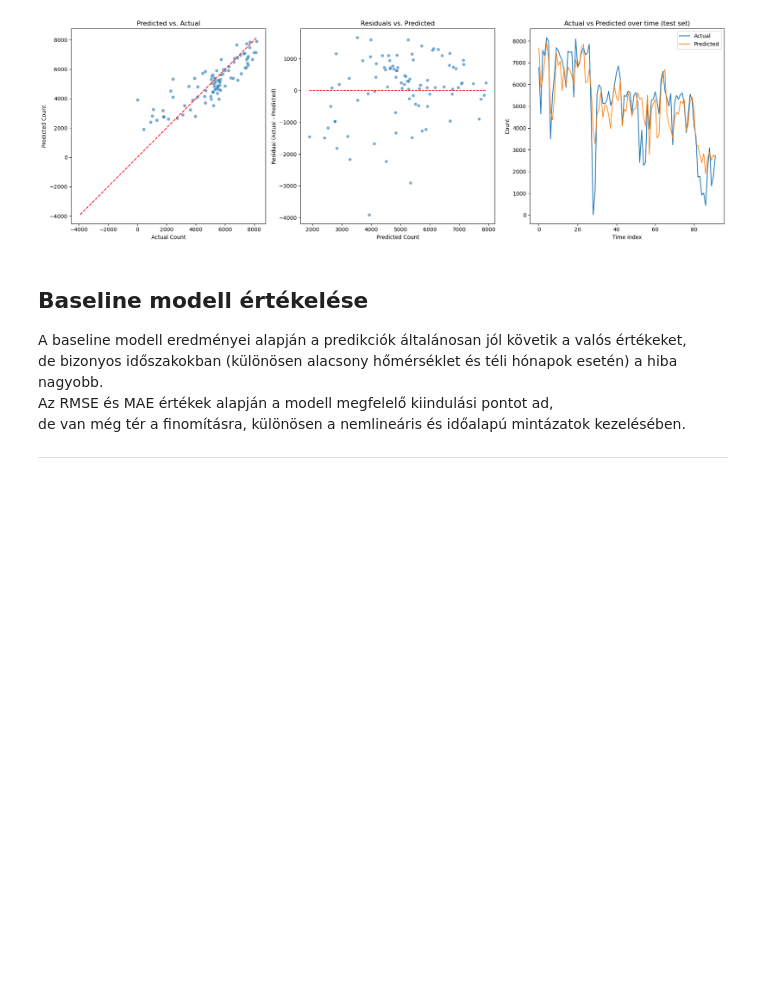
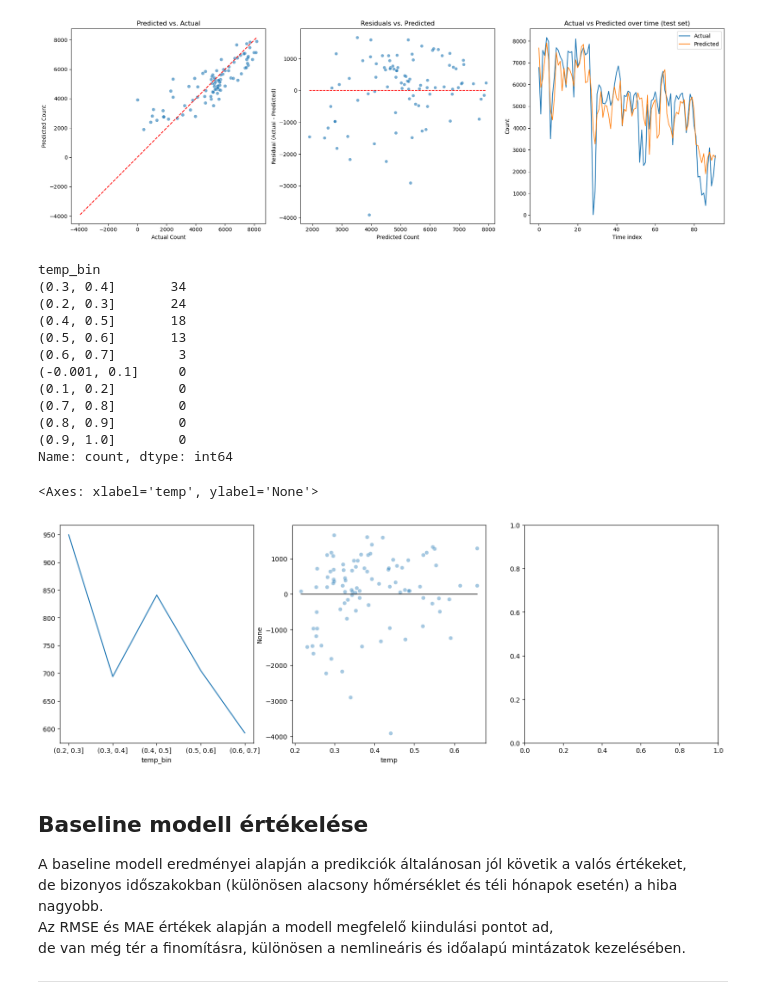
Before and after one commit to SasCsanad/Bike-Sharing-Regerssion, a Jupyter notebook: main.ipynb, the cells around one changed output. Saved outputs shown, nothing was run; the diff lists cells and outputs as text; code cells hidden in the pictures; blank space fills up the shorter version.

```diff
--- a/main.ipynb
+++ b/main.ipynb
@@ -363,7 +363,7 @@ X_day = df_daily.drop(columns=drop_cols+[TARGET]).copy()
 y_day = df_daily[TARGET].copy()
 
 pre = ColumnTransformer([
-    ("cat", OneHotEncoder(handle_unknown='ignore'), cats_day)
+    ("cat", OneHotEncoder(handle_unknown='ignore',sparse_output=False), cats_day)
     ], remainder='passthrough')
 
 pipe = Pipeline([
@@ -466,6 +466,55 @@ plt.tight_layout()
 plt.show()
 # %% [output]
 [figure]
+# %%
+errors = pd.DataFrame({
+    'y_true': y_test,
+    'y_pred': y_pred,
+    'temp': X_test['temp'].values
+}, index=X_test.index)
+
+errors = pd.DataFrame({
+    'y_true': y_test,
+    'y_pred': y_pred,
+    'temp': X_test['temp'].values
+}, index=X_test.index)
+
+errors['abs_err'] = (errors['y_true'] - errors['y_pred']).abs()
+
+
+bins = np.linspace(0,1,11)
+errors['temp_bin'] = pd.cut(errors['temp'], bins=bins, include_lowest=True) # type: ignore
+
+mae_by_temp = errors.groupby('temp_bin')['abs_err'].mean()
+
+f, ax = plt.subplots(1,3, figsize=(18,6))
+
+sns.lineplot(x=mae_by_temp.index.astype(str), y=mae_by_temp.values, markers="o", ax=ax[0])
+
+print(errors['temp_bin'].value_counts())
+sns.scatterplot(x=errors['temp'], y=(errors['y_true'] - errors['y_pred']), alpha=0.4, ax=ax[1])
+sns.lineplot(
+    x=[errors['temp'].min(), errors['temp'].max()],
+    y=[0, 0],
+    color='black',
+    lw=1,
+    ax=ax[1]
+)
+# %% [output]
+temp_bin
+(0.3, 0.4]       34
+(0.2, 0.3]       24
+(0.4, 0.5]       18
+(0.5, 0.6]       13
+(0.6, 0.7]        3
+(-0.001, 0.1]     0
+(0.1, 0.2]        0
+(0.7, 0.8]        0
+(0.8, 0.9]        0
+(0.9, 1.0]        0
+Name: count, dtype: int64
+<Axes: xlabel='temp', ylabel='None'>
+[figure, added]
 # %% [markdown]
 ## Baseline modell értékelése
 
```
Also changed, not shown: parts of 3 cells of this notebook.
